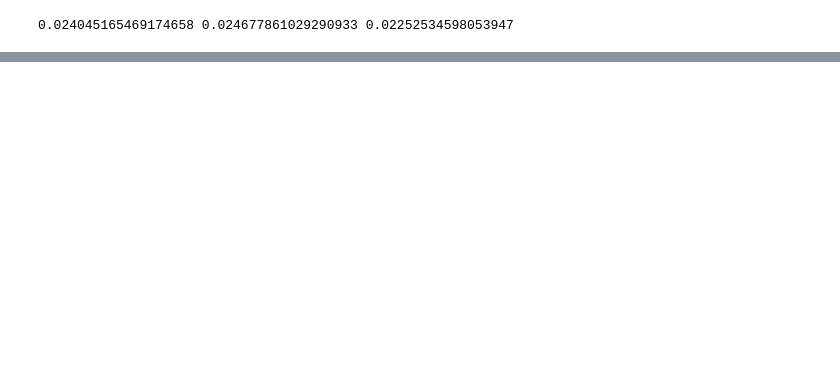
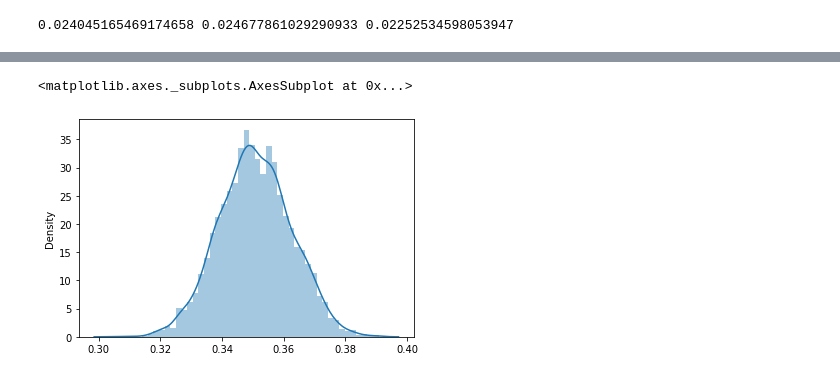
Before and after one commit to Jin9135/-, a Jupyter notebook: 혐오.ipynb, the cells around one changed output, grey strips where cells are left out. Cells and saved outputs as stored; diff of their text form; code cells hidden in the pictures; blank space fills up the shorter version.

```diff
--- a/혐오.ipynb
+++ b/혐오.ipynb
@@ -168,0 +203,5 @@ for i in range(0,5000):
+# %%
+sns.distplot(a2)
+# %% [output]
+<matplotlib.axes._subplots.AxesSubplot at 0x...>
+[figure, added]
```
Also changed, not shown: parts of 10 cells of this notebook.
